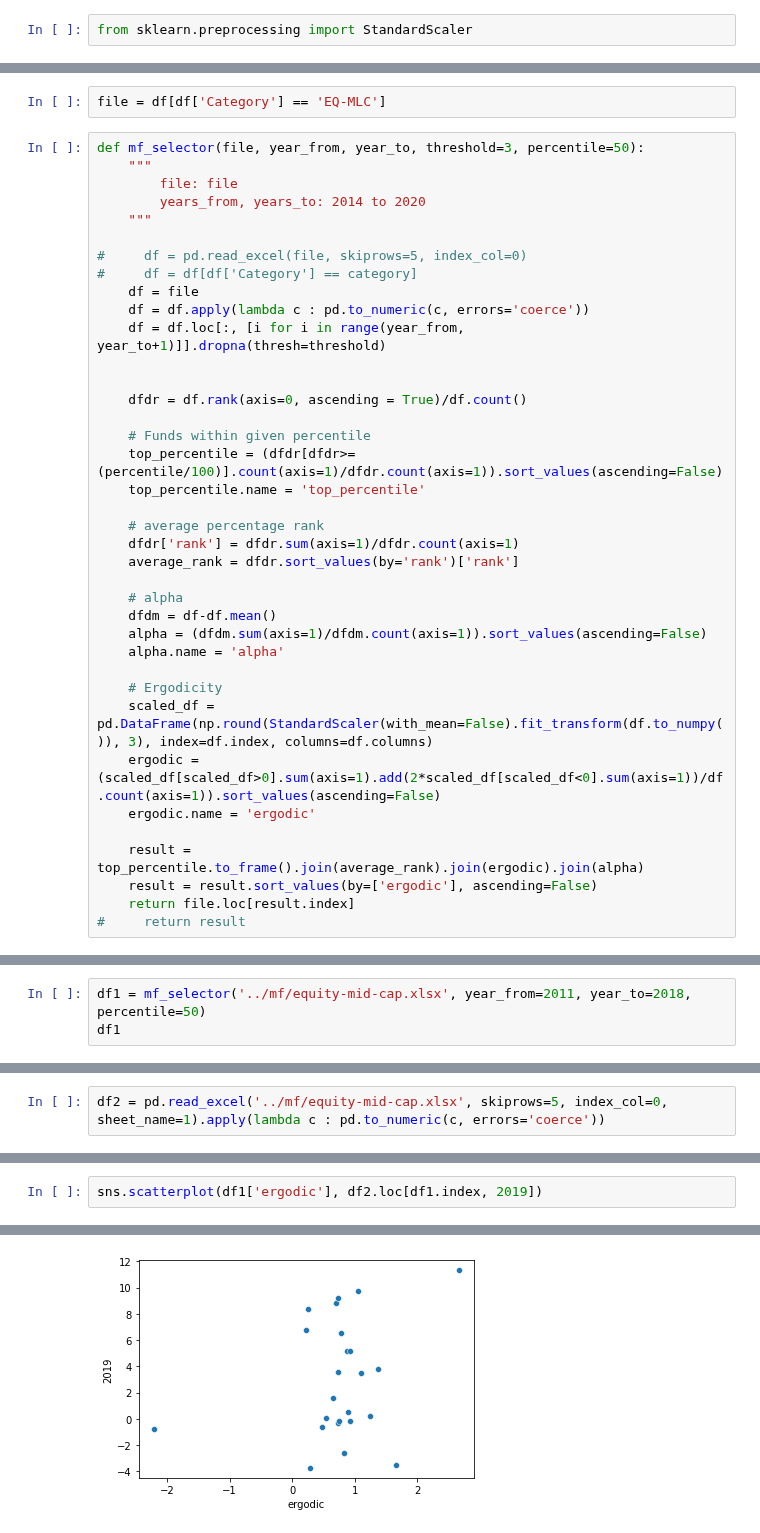
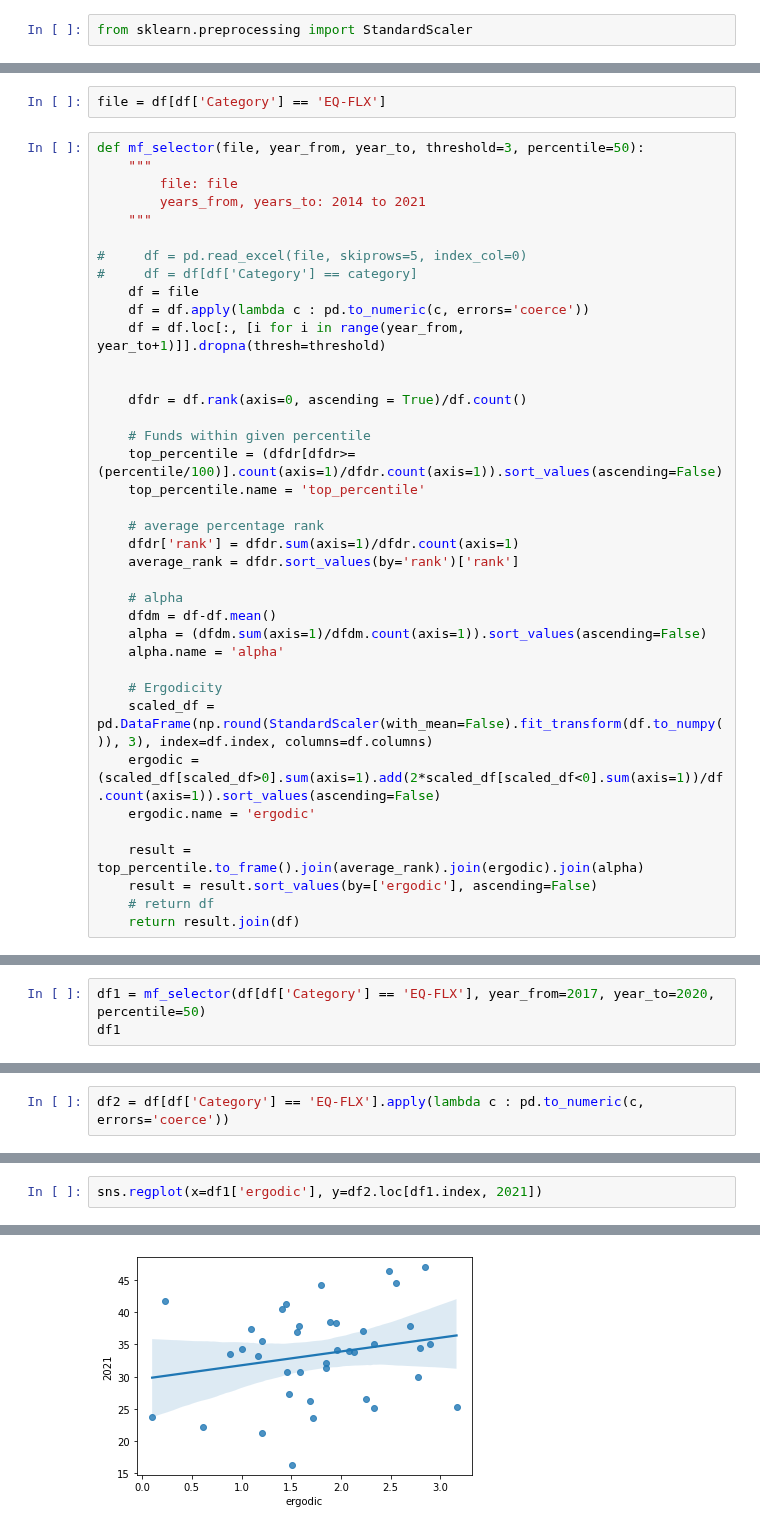
Before and after one commit to dsanr/Mutual-Funds-Analysis, a Jupyter notebook: mf selection.ipynb, the cells around one changed output, grey strips where cells are left out. Drawn from its saved outputs; the diff is of its cells as text.

```diff
--- a/mf selection.ipynb
+++ b/mf selection.ipynb
@@ -22,10 +28,10 @@ Returns are from year 2014 to 2020.
 # %%
-file = df[df['Category'] == 'EQ-MLC']
+file = df[df['Category'] == 'EQ-FLX']
 # %%
 def mf_selector(file, year_from, year_to, threshold=3, percentile=50):
     """
         file: file
-        years_from, years_to: 2014 to 2020
+        years_from, years_to: 2014 to 2021
     """
 
 #     df = pd.read_excel(file, skiprows=5, index_col=0)
@@ -57,6 +63,6 @@ def mf_selector(file, year_from, year_to, threshold=3, percentile=50):
 
     result = top_percentile.to_frame().join(average_rank).join(ergodic).join(alpha)
     result = result.sort_values(by=['ergodic'], ascending=False)
-    return file.loc[result.index]
-#     return result
+    # return df
+    return result.join(df)
 # %%
@@ -91,4 +99,4 @@ plt.show()
 # %%
-df1 = mf_selector('../mf/equity-mid-cap.xlsx', year_from=2011, year_to=2018, percentile=50)
+df1 = mf_selector(df[df['Category'] == 'EQ-FLX'], year_from=2017, year_to=2020, percentile=50)
 df1
 # %% [output]
@@ -113,3 +121,3 @@ df1
 # %%
-df2 = pd.read_excel('../mf/equity-mid-cap.xlsx', skiprows=5, index_col=0, sheet_name=1).apply(lambda c : pd.to_numeric(c, errors='coerce'))
+df2 = df[df['Category'] == 'EQ-FLX'].apply(lambda c : pd.to_numeric(c, errors='coerce'))
 # %%
@@ -139,3 +147,3 @@ df1['ergodic'].corr(df2.loc[df1.index, 2019])
 # %%
-sns.scatterplot(df1['ergodic'], df2.loc[df1.index, 2019])
+sns.regplot(x=df1['ergodic'], y=df2.loc[df1.index, 2021])
 # %% [output]
@@ -143 +151 @@ sns.scatterplot(df1['ergodic'], df2.loc[df1.index, 2019])
-[figure, old version]
+[figure, new version]
```
Also changed, not shown: parts of 10 cells of this notebook.
